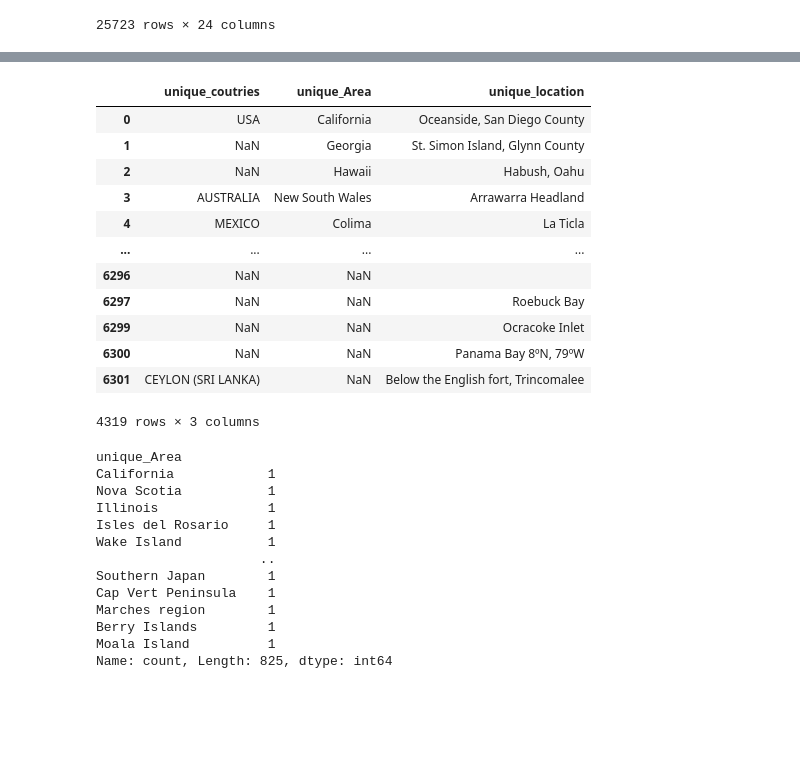
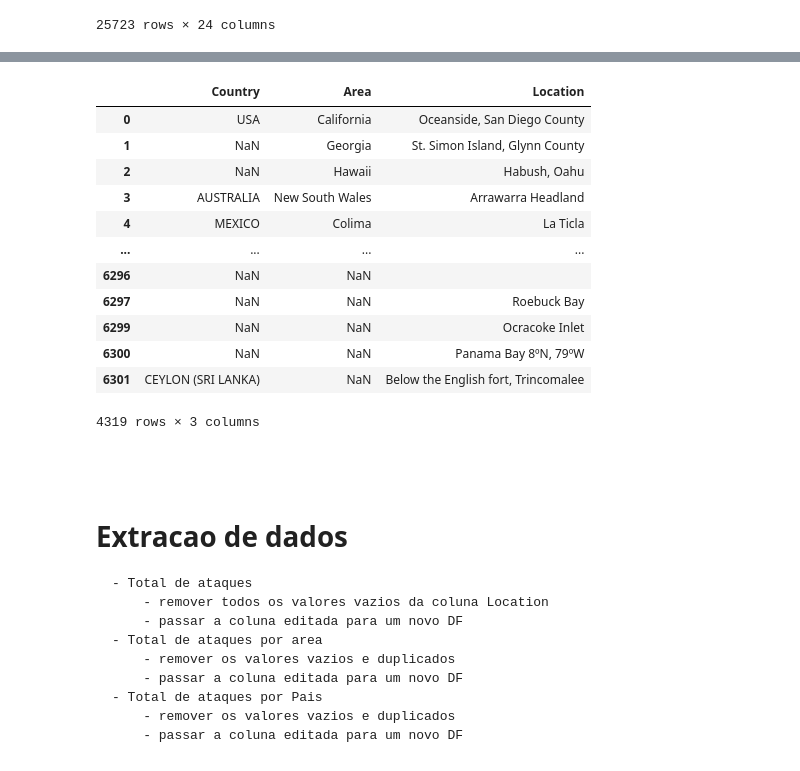
Before and after one commit to leoolessa/Project-one, a Jupyter notebook: pro_1.ipynb, the cells around one changed output, grey strips where cells are left out. Drawn from its saved outputs; the diff is of its cells as text; code cells hidden in the pictures; blank space fills up the shorter version.

```diff
--- a/pro_1.ipynb
+++ b/pro_1.ipynb
@@ -80,34 +102,32 @@ memory usage: 2.6+ MB
-# %%
-new_data = data[['unique_coutries', 'unique_Area', 'unique_location']]
-new_data.dropna(how='all')
-# %% [output]
-|  | unique_coutries | unique_Area | unique_location |
-| 0 | USA | California | Oceanside, San Diego County |
-| 1 | NaN | Georgia | St. Simon Island, Glynn County |
-| 2 | NaN | Hawaii | Habush, Oahu |
-| 3 | AUSTRALIA | New South Wales | Arrawarra Headland |
-| 4 | MEXICO | Colima | La Ticla |
-| ... | ... | ... | ... |
-| 6296 | NaN | NaN |  |
-| 6297 | NaN | NaN | Roebuck Bay |
-| 6299 | NaN | NaN | Ocracoke Inlet |
-| 6300 | NaN | NaN | Panama Bay 8ºN, 79ºW |
-| 6301 | CEYLON (SRI LANKA) | NaN | Below the English fort, Trincomalee |
-4319 rows × 3 columns
-# %%
-data['unique_Area'] =  data['Area'].drop_duplicates()
-data['unique_Area'].value_counts()
-# %% [output]
-unique_Area
-California            1
-Nova Scotia           1
-Illinois              1
-Isles del Rosario     1
-Wake Island           1
-                     ..
-Southern Japan        1
-Cap Vert Peninsula    1
-Marches region        1
-Berry Islands         1
-Moala Island          1
-Name: count, Length: 825, dtype: int64
+# %%
+local_cases = pd.DataFrame()
+local_cases = data[['Country','Area', 'Location']]
+local_cases = local_cases.apply(ccleaner)
+local_cases
+# %% [output]
+|  | Country | Area | Location |
+| 0 | USA | California | Oceanside, San Diego County |
+| 1 | NaN | Georgia | St. Simon Island, Glynn County |
+| 2 | NaN | Hawaii | Habush, Oahu |
+| 3 | AUSTRALIA | New South Wales | Arrawarra Headland |
+| 4 | MEXICO | Colima | La Ticla |
+| ... | ... | ... | ... |
+| 6296 | NaN | NaN |  |
+| 6297 | NaN | NaN | Roebuck Bay |
+| 6299 | NaN | NaN | Ocracoke Inlet |
+| 6300 | NaN | NaN | Panama Bay 8ºN, 79ºW |
+| 6301 | CEYLON (SRI LANKA) | NaN | Below the English fort, Trincomalee |
+4319 rows × 3 columns
+# %% [markdown]
+#
+# %% [markdown]
+# Extracao de dados
+    - Total de ataques
+        - remover todos os valores vazios da coluna Location
+        - passar a coluna editada para um novo DF
+    - Total de ataques por area
+        - remover os valores vazios e duplicados
+        - passar a coluna editada para um novo DF
+    - Total de ataques por Pais
+        - remover os valores vazios e duplicados
+        - passar a coluna editada para um novo DF
```
Also changed, not shown: parts of 6 cells of this notebook.
